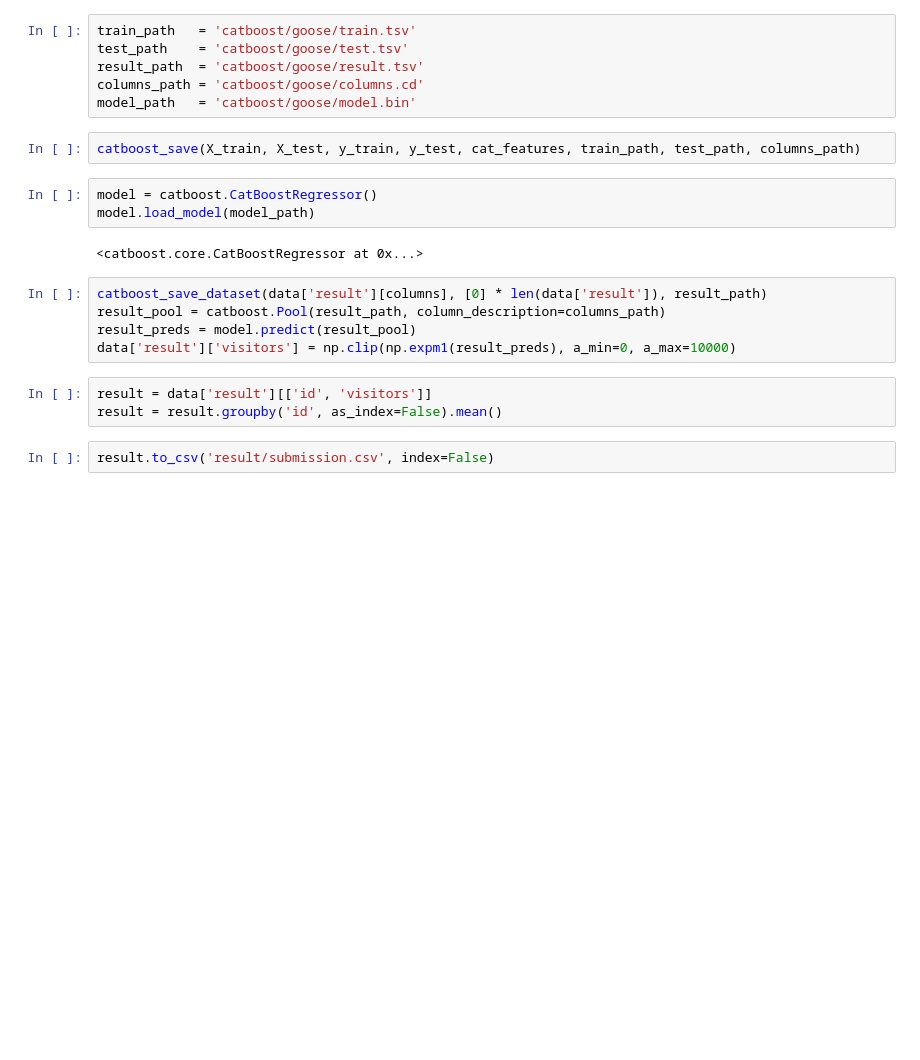
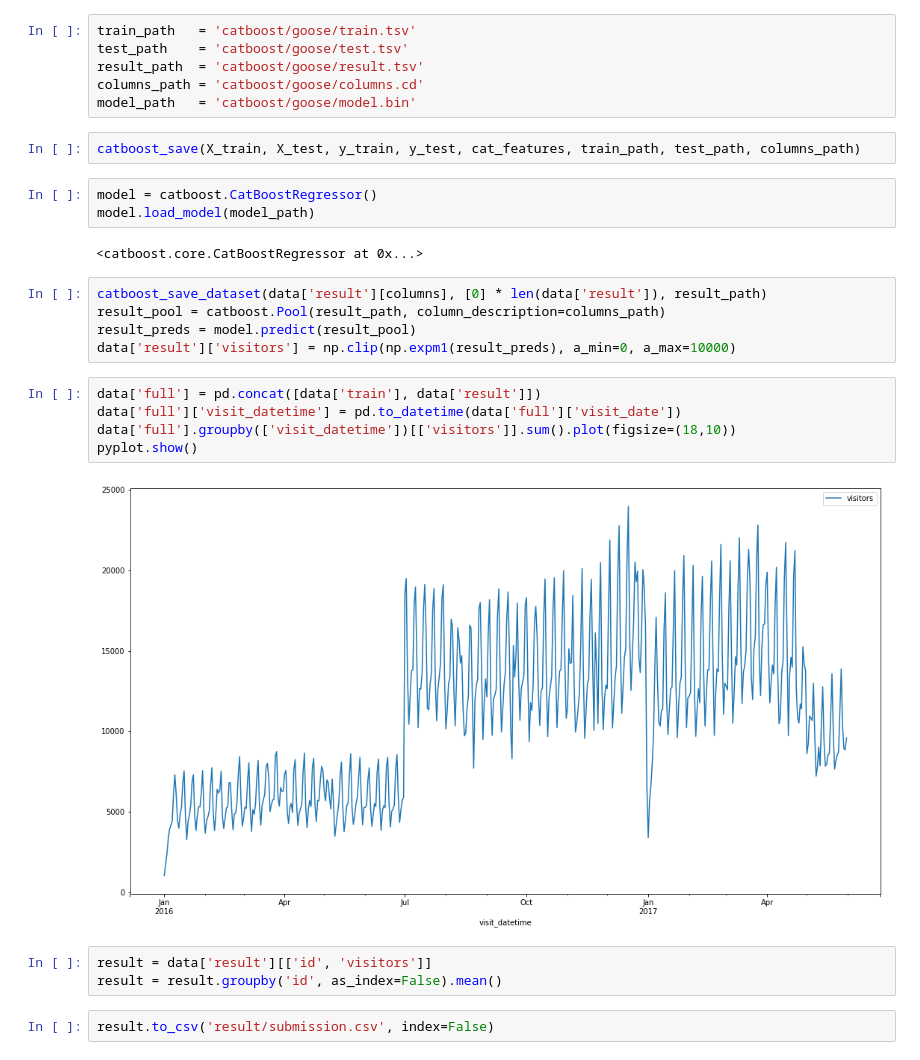
Before and after one commit to vlad-iakovlev/goose-restaurant, a Jupyter notebook: Goose restaurant.ipynb, the cells around one changed output. Drawn from its saved outputs; the diff is of its cells as text; blank space fills up the shorter version.

```diff
--- a/Goose restaurant.ipynb
+++ b/Goose restaurant.ipynb
@@ -182,6 +188,13 @@ catboost_save_dataset(data['result'][columns], [0] * len(data['result']), result
 result_pool = catboost.Pool(result_path, column_description=columns_path)
 result_preds = model.predict(result_pool)
 data['result']['visitors'] = np.clip(np.expm1(result_preds), a_min=0, a_max=10000)
+# %%
+data['full'] = pd.concat([data['train'], data['result']])
+data['full']['visit_datetime'] = pd.to_datetime(data['full']['visit_date'])
+data['full'].groupby(['visit_datetime'])[['visitors']].sum().plot(figsize=(18,10))
+pyplot.show()
+# %% [output]
+[figure, added]
 # %%
 result = data['result'][['id', 'visitors']]
 result = result.groupby('id', as_index=False).mean()
```
Also changed, not shown: parts of 4 cells of this notebook, 1 other file.
